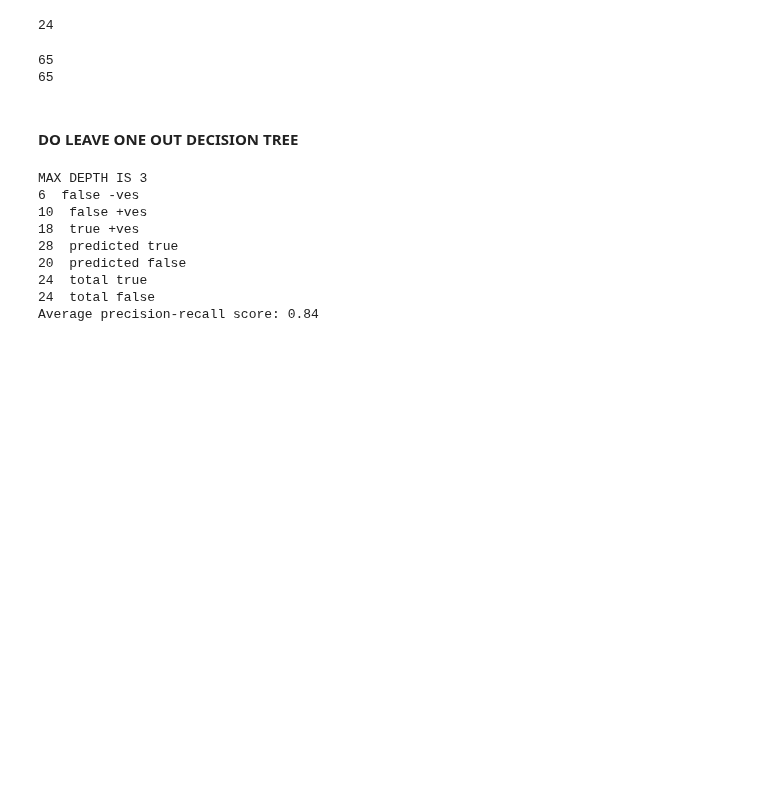
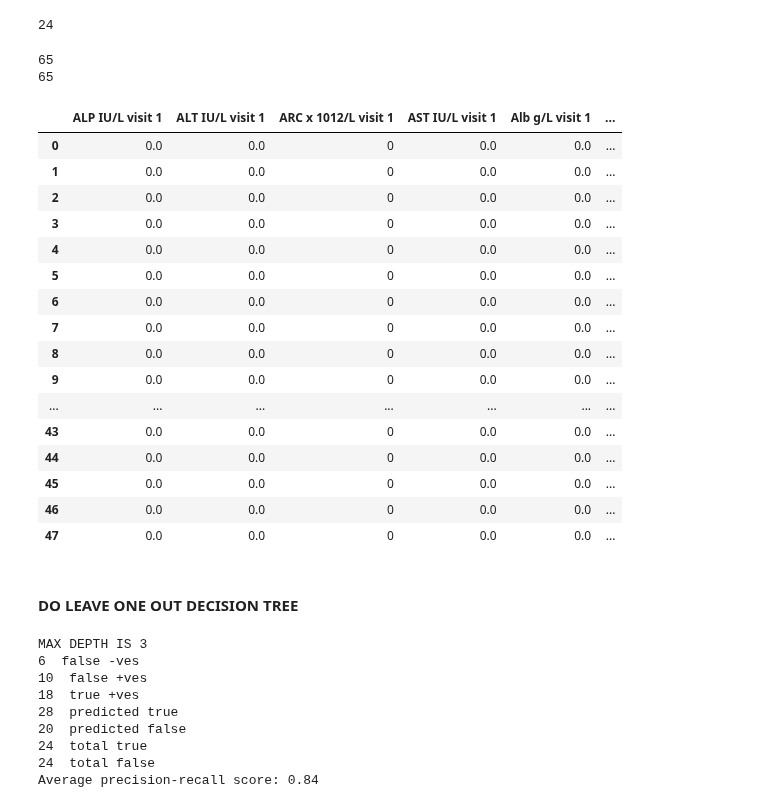
Before and after one commit to ruthpearson/CatHack, a Jupyter notebook: noah/analysis/v2_analysis_2visit_CKD.ipynb, the cells around one changed output. Cells and saved outputs as stored; diff of their text form; code cells hidden in the pictures; blank space fills up the shorter version.

```diff
--- a/noah/analysis/v2_analysis_2visit_CKD.ipynb
+++ b/noah/analysis/v2_analysis_2visit_CKD.ipynb
@@ -9,7 +9,7 @@ pd.options.display.max_colwidth = 100
 pd.set_option('display.max_columns', 200)
 pd.set_option('display.max_rows', 300)
 # %%
-data_dir = '../Data/noah/'
+data_dir = '../../Data/noah/'
 data = pd.read_csv(data_dir + 'prepared_data_31Dec2018_2visits.csv')
 data.head()
 # %% [output]
@@ -70,6 +90,26 @@ analysis_data_total.drop(columns = ['CKD? visit 1', 'CKD? visit 2', 'Patient Cod
 
 # clean up some stuff
 analysis_data_total = analysis_data_total.apply(lambda x: x.replace("\x85","", regex=True).replace("\x8a","", regex=True).replace('------',0).replace('----',0))
+# %%
+analysis_data_total
+# %% [output]
+|  | ALP IU/L visit 1 | ALT IU/L visit 1 | ARC x 1012/L visit 1 | AST IU/L visit 1 | Alb g/L visit 1 | ... |
+| 0 | 0.0 | 0.0 | 0 | 0.0 | 0.0 | ... |
+| 1 | 0.0 | 0.0 | 0 | 0.0 | 0.0 | ... |
+| 2 | 0.0 | 0.0 | 0 | 0.0 | 0.0 | ... |
+| 3 | 0.0 | 0.0 | 0 | 0.0 | 0.0 | ... |
+| 4 | 0.0 | 0.0 | 0 | 0.0 | 0.0 | ... |
+| 5 | 0.0 | 0.0 | 0 | 0.0 | 0.0 | ... |
+| 6 | 0.0 | 0.0 | 0 | 0.0 | 0.0 | ... |
+| 7 | 0.0 | 0.0 | 0 | 0.0 | 0.0 | ... |
+| 8 | 0.0 | 0.0 | 0 | 0.0 | 0.0 | ... |
+| 9 | 0.0 | 0.0 | 0 | 0.0 | 0.0 | ... |
+| ... | ... | ... | ... | ... | ... | ... |
+| 43 | 0.0 | 0.0 | 0 | 0.0 | 0.0 | ... |
+| 44 | 0.0 | 0.0 | 0 | 0.0 | 0.0 | ... |
+| 45 | 0.0 | 0.0 | 0 | 0.0 | 0.0 | ... |
+| 46 | 0.0 | 0.0 | 0 | 0.0 | 0.0 | ... |
+| 47 | 0.0 | 0.0 | 0 | 0.0 | 0.0 | ... |
 # %%
 # make feature names
 feature_names_2v = list(analysis_data_total.columns)
```
Also changed, not shown: parts of 1 cell of this notebook, 1 other file.
